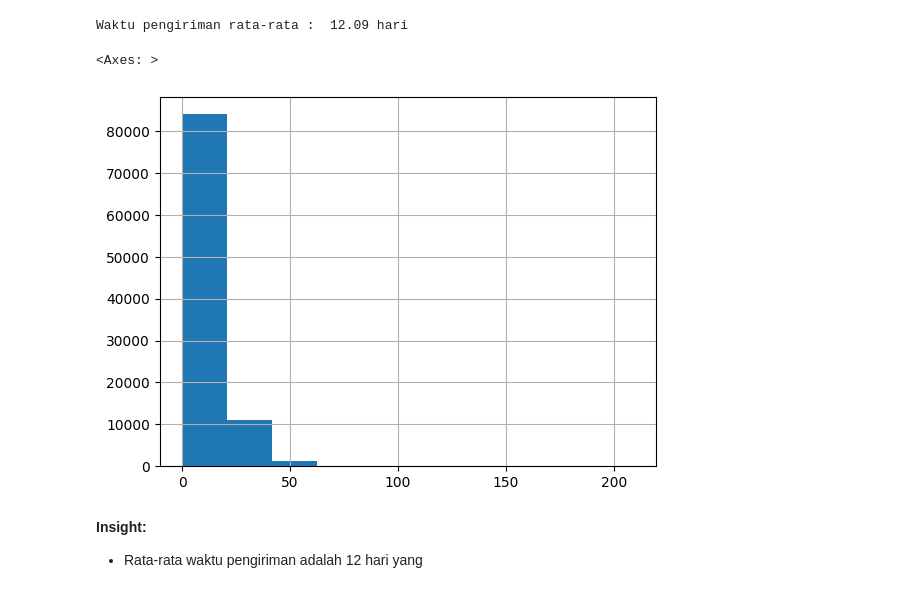
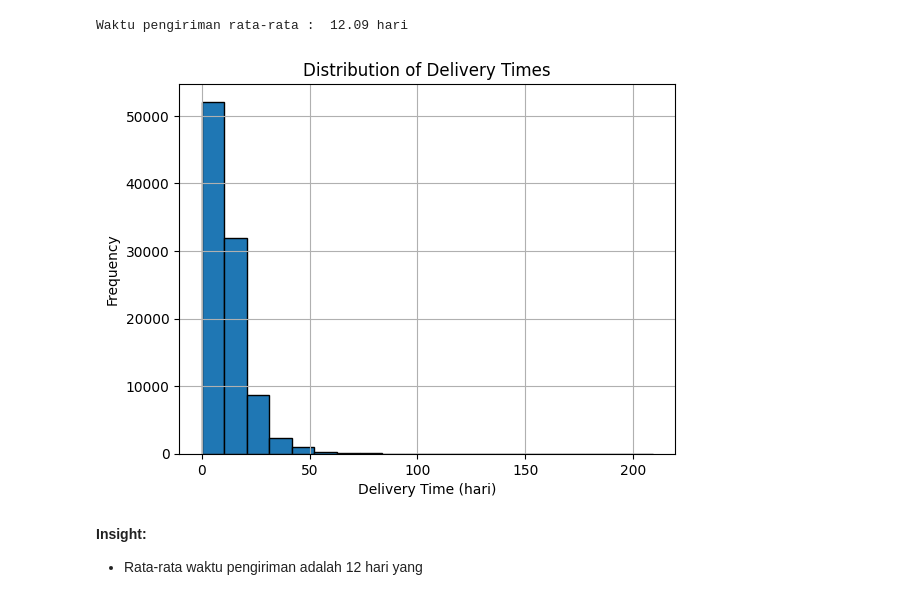
Before and after one commit to mhabbatein/dicoding_proyek_analisis_data, a Jupyter notebook: Proyek_Analisis_Data.ipynb, the cells around one changed output. Drawn from its saved outputs; the diff is of its cells as text; code cells hidden in the pictures.

```diff
--- a/Proyek_Analisis_Data.ipynb
+++ b/Proyek_Analisis_Data.ipynb
@@ -805,11 +809,16 @@ orders_df[["order_id", "delivery_time"]].sample(10).reset_index()
 print("Waktu pengiriman rata-rata : ", orders_df.delivery_time.mean().round(2), "hari")
 # %% [output]
 Waktu pengiriman rata-rata :  12.09 hari
-# %%
-orders_df.delivery_time.hist()
-# %% [output]
-<Axes: >
-[figure, removed]
+# %%
+orders_df['delivery_time'].hist(bins=20, edgecolor='black')
+
+plt.xlabel("Delivery Time (hari)")
+plt.ylabel("Frequency")
+plt.title("Distribution of Delivery Times")
+
+plt.show()
+# %% [output]
+[figure, added]
 # %% [markdown]
 **Insight:**
 - Rata-rata waktu pengiriman adalah 12 hari yang
```
Also changed, not shown: parts of 2 cells of this notebook, 3 other files.
